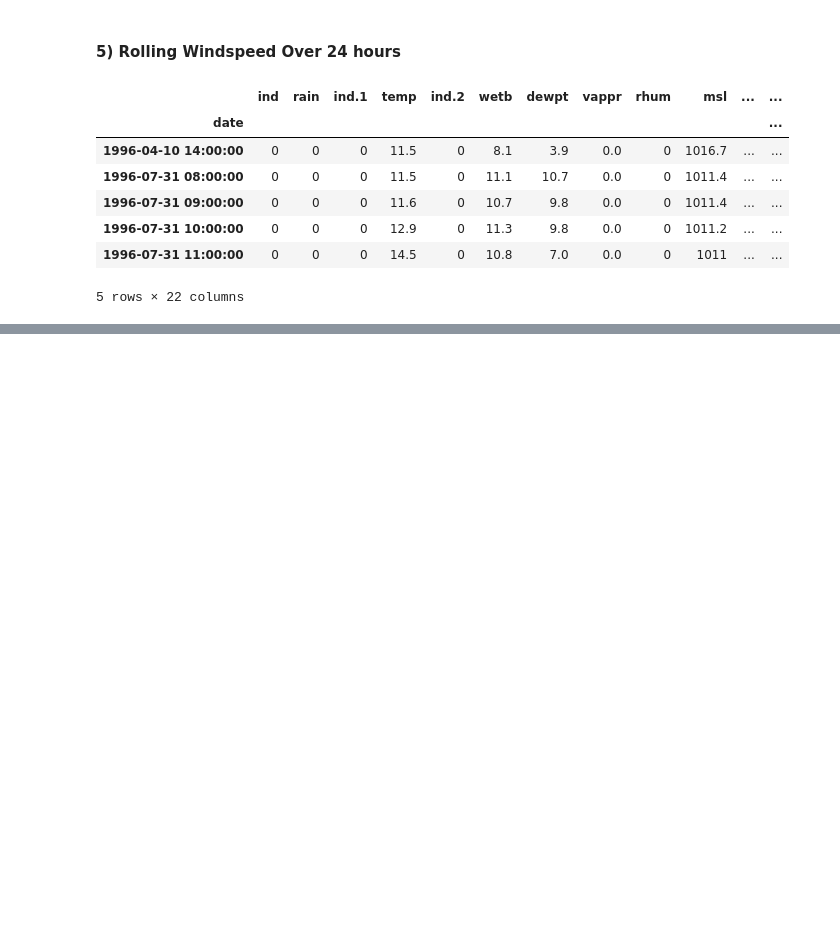
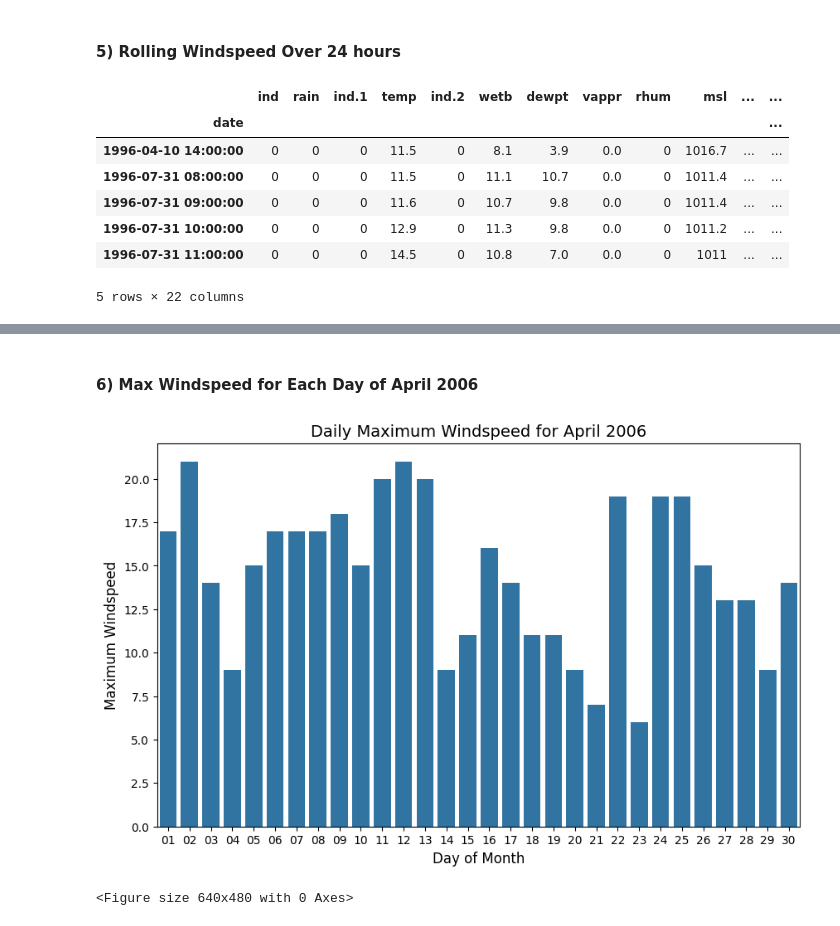
Before and after one commit to daveysull/PFDA, a Jupyter notebook: assignments/assignment_6_Weather.ipynb, the cells around one changed output, grey strips where cells are left out. Cells and saved outputs as stored; diff of their text form; code cells hidden in the pictures; blank space fills up the shorter version.

```diff
--- a/assignments/assignment_6_Weather.ipynb
+++ b/assignments/assignment_6_Weather.ipynb
@@ -133,0 +178,26 @@ plt.show()
+# %% [markdown]
+#### 6) Max Windspeed for Each Day of April 2006
+# %%
+df['day'] = df.index.strftime('%d')
+
+# Filter data for March 2000
+april_2006 = df.loc['2006-04']
+
+# Calculate max windspeed for each day
+april_2006_max = april_2006.groupby('day')['wdsp'].max().reset_index()
+
+# Plot the daily maximum windspeed for April 2006
+plt.figure(figsize=(10, 6))
+sns.barplot(data=april_2006_max, x='day', y='wdsp')
+
+# Add title and labels
+plt.title("Daily Maximum Windspeed for April 2006", fontsize=14)
+plt.xlabel("Day of Month", fontsize=12)
+plt.ylabel("Maximum Windspeed", fontsize=12)
+plt.show()
+
+# Save
+plt.savefig('daily_max_wdsp_april.png')
+# %% [output]
+[figure, added]
+<Figure size 640x480 with 0 Axes>
```
Also changed, not shown: parts of 10 cells of this notebook, 9 other files.
